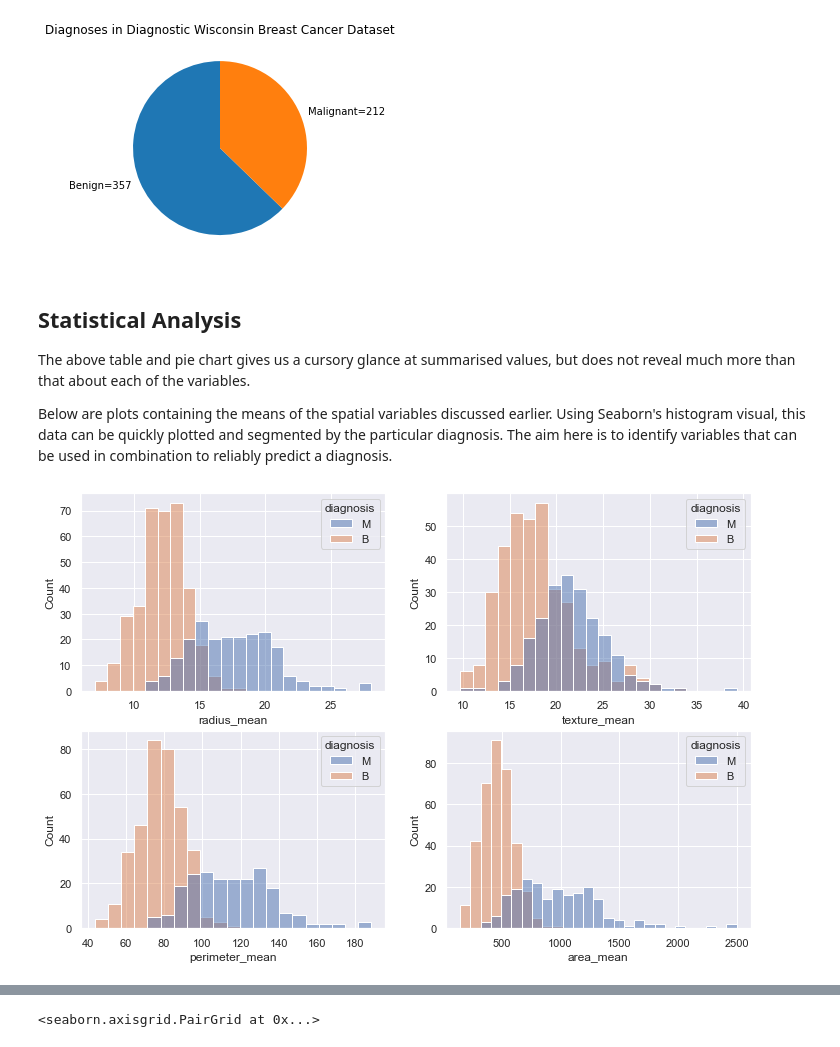
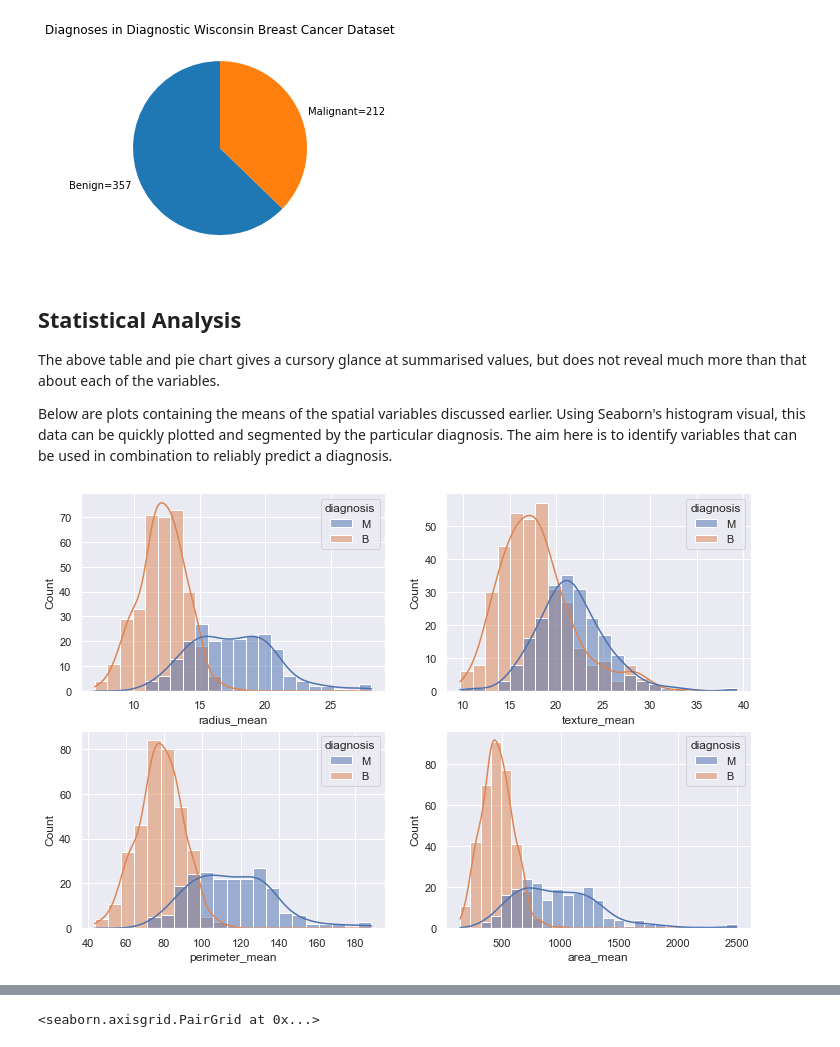
Before and after one commit to kiehozero/atu-progda-assignment-2, a Jupyter notebook: assignment.ipynb, the cells around one changed output, grey strips where cells are left out. Drawn from its saved outputs; the diff is of its cells as text; code cells hidden in the pictures.

Commit message:
mean variables described

```diff
--- a/assignment.ipynb
+++ b/assignment.ipynb
@@ -83,20 +83,20 @@ plt.show();
 # %% [markdown]
 ## Statistical Analysis
 
-The above table and pie chart gives us a cursory glance at summarised values, but does not reveal much more than that about each of the variables.
+The above table and pie chart gives a cursory glance at summarised values, but does not reveal much more than that about each of the variables.
 
 Below are plots containing the means of the spatial variables discussed earlier. Using Seaborn's histogram visual, this data can be quickly plotted and segmented by the particular diagnosis. The aim here is to identify variables that can be used in combination to reliably predict a diagnosis.
 # %%
 # solution for getting Seaborn histograms to work with subplots comes from Statology links in README
 sns.set(rc={"figure.figsize":(12, 8)})
 fig, axes = plt.subplots(2, 2)
 
 # a plot for each of the spatial variables, separated by diagnosis
-sns.histplot(data=df, x='radius_mean', hue='diagnosis',ax=axes[0,0])
-sns.histplot(data=df, x='texture_mean', hue='diagnosis',ax=axes[0,1])
-sns.histplot(data=df, x='perimeter_mean', hue='diagnosis',ax=axes[1,0])
-sns.histplot(data=df, x='area_mean', hue='diagnosis',ax=axes[1,1])
+sns.histplot(data=df, x='radius_mean', hue='diagnosis',ax=axes[0,0],kde=True)
+sns.histplot(data=df, x='texture_mean', hue='diagnosis',ax=axes[0,1],kde=True)
+sns.histplot(data=df, x='perimeter_mean', hue='diagnosis',ax=axes[1,0],kde=True)
+sns.histplot(data=df, x='area_mean', hue='diagnosis',ax=axes[1,1],kde=True)
 plt.show()
 # %% [output]
-[figure, old version]
+[figure, new version]
 # %% [markdown]
```
Also changed, not shown: parts of 12 cells of this notebook.
